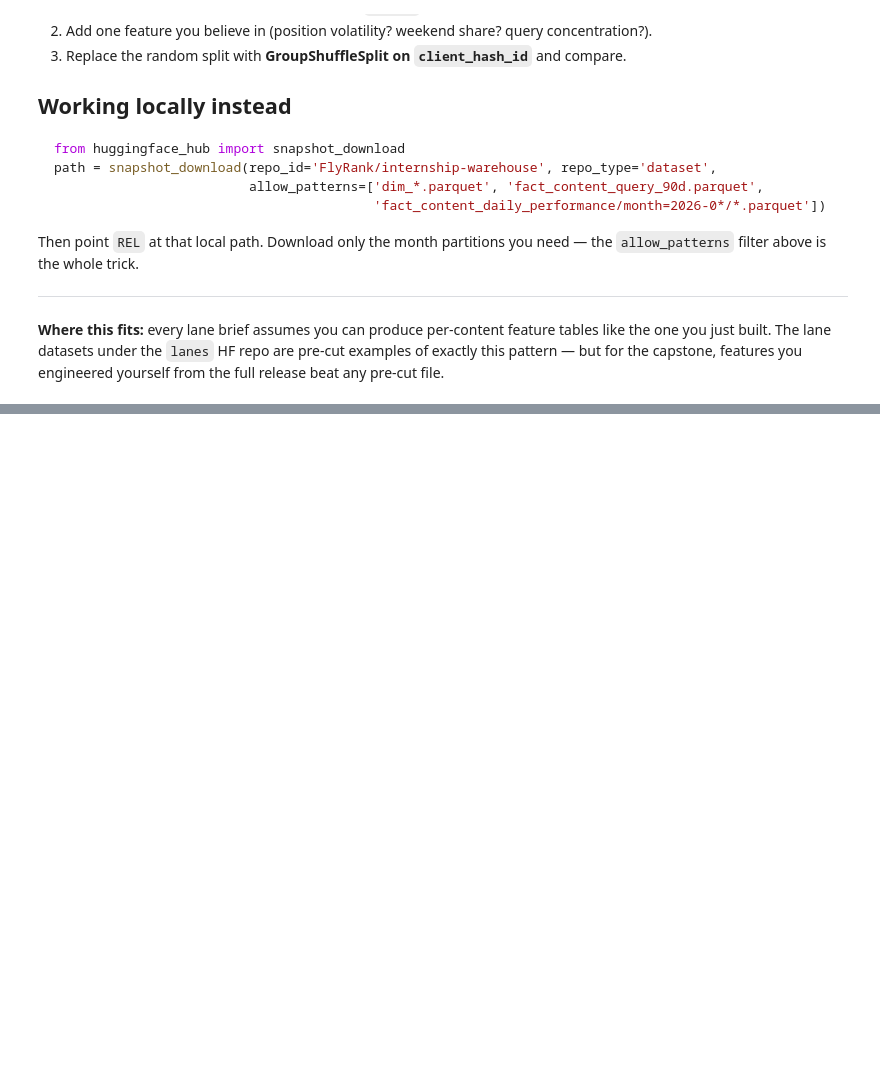
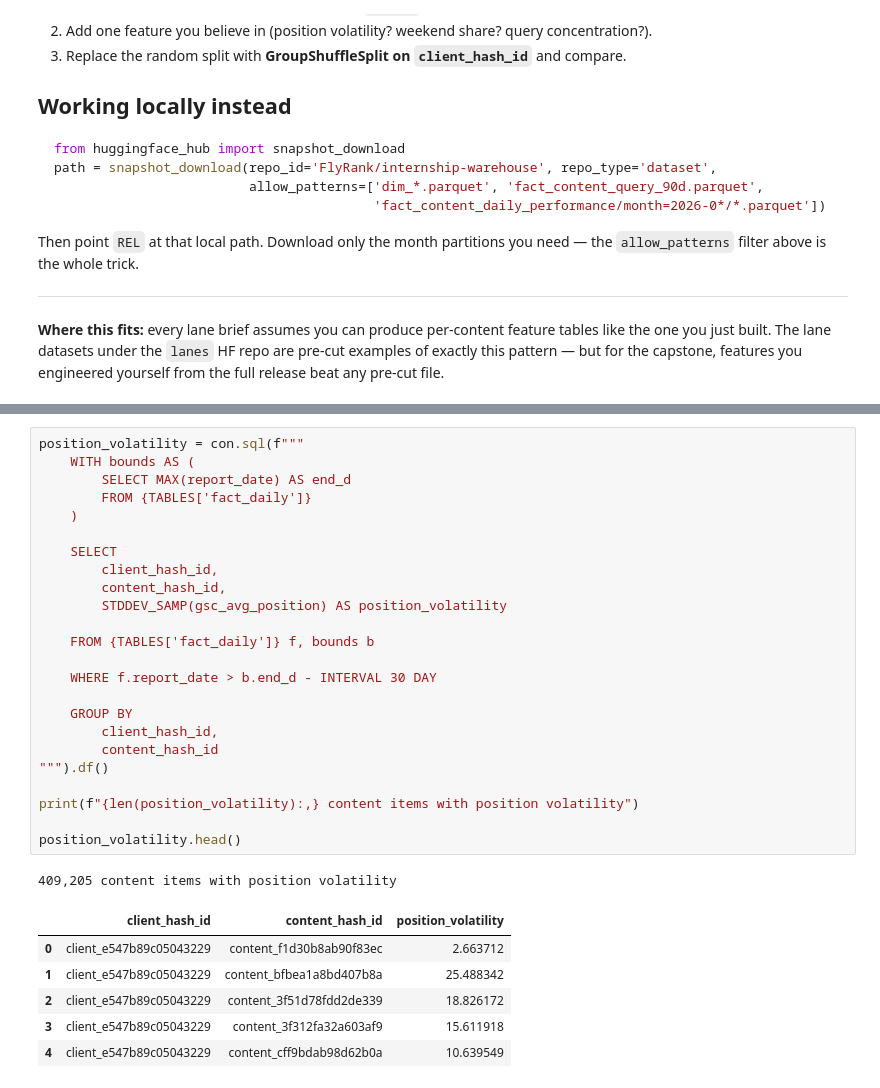
Before and after one commit to vaishnavikabbe/AIML, a Jupyter notebook: notebooks/03_working_with_the_full_release.ipynb, the cells around one changed output, grey strips where cells are left out. Saved outputs shown, nothing was run; the diff lists cells and outputs as text; blank space fills up the shorter version.

```diff
--- a/notebooks/03_working_with_the_full_release.ipynb
+++ b/notebooks/03_working_with_the_full_release.ipynb
@@ -183,0 +839,32 @@ release beat any pre-cut file.
+# %%
+position_volatility = con.sql(f"""
+    WITH bounds AS (
+        SELECT MAX(report_date) AS end_d
+        FROM {TABLES['fact_daily']}
+    )
+
+    SELECT
+        client_hash_id,
+        content_hash_id,
+        STDDEV_SAMP(gsc_avg_position) AS position_volatility
+
+    FROM {TABLES['fact_daily']} f, bounds b
+
+    WHERE f.report_date > b.end_d - INTERVAL 30 DAY
+
+    GROUP BY
+        client_hash_id,
+        content_hash_id
+""").df()
+
+print(f"{len(position_volatility):,} content items with position volatility")
+
+position_volatility.head()
+# %% [output]
+409,205 content items with position volatility
+|  | client_hash_id | content_hash_id | position_volatility |
+| 0 | client_e547b89c05043229 | content_f1d30b8ab90f83ec | 2.663712 |
+| 1 | client_e547b89c05043229 | content_bfbea1a8bd407b8a | 25.488342 |
+| 2 | client_e547b89c05043229 | content_3f51d78fdd2de339 | 18.826172 |
+| 3 | client_e547b89c05043229 | content_3f312fa32a603af9 | 15.611918 |
+| 4 | client_e547b89c05043229 | content_cff9bdab98d62b0a | 10.639549 |
```
Also changed, not shown: parts of 51 cells of this notebook.
